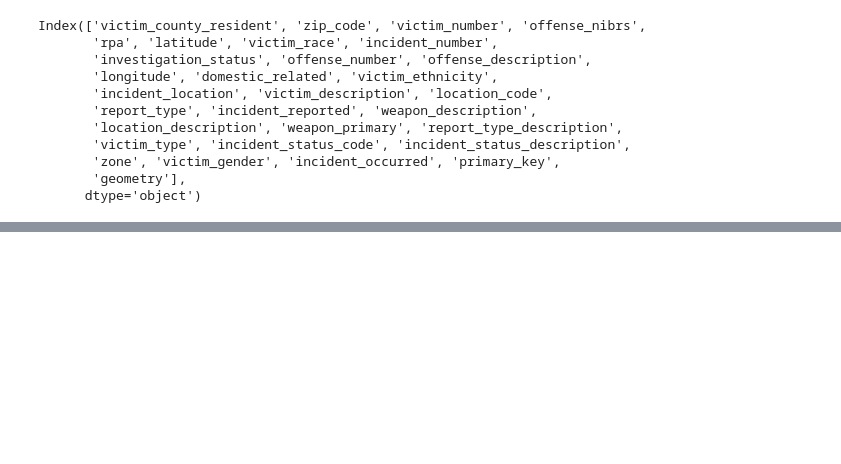
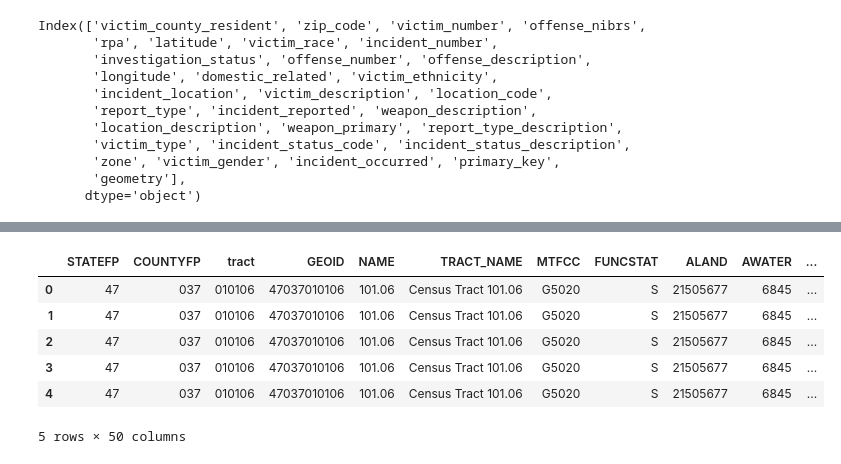
Before and after one commit to jrioross/nashville-burglaries, a Jupyter notebook: Notebooks/Silver Sloth Project - Yvonne.ipynb, the cells around one changed output, grey strips where cells are left out. Cells and saved outputs as stored; diff of their text form; code cells hidden in the pictures; blank space fills up the shorter version.

```diff
--- a/Notebooks/Silver Sloth Project - Yvonne.ipynb
+++ b/Notebooks/Silver Sloth Project - Yvonne.ipynb
@@ -196,0 +280,4 @@ IndentationError: expected an indented block (Temp/ipykernel_32776/1375911732.py
+# %%
+mi_pop.rename(columns={ mi_pop.columns[4]: "tract" }, inplace = True)
+# %%
+mi_pop.rename(columns={ mi_pop.columns[0]: "name" }, inplace = True)
@@ -196,0 +293,2 @@ IndentationError: expected an indented block (Temp/ipykernel_32776/1375911732.py
+# %%
+mi_pop['tract']= mi_pop['tract'].str.replace("]", "")
@@ -196,0 +310,13 @@ IndentationError: expected an indented block (Temp/ipykernel_32776/1375911732.py
+# %%
+tn = pd.merge(left = tn_burglary, right = mi_pop,
+          on = 'tract')
+# %%
+tn.head()
+# %% [output]
+|  | STATEFP | COUNTYFP | tract | GEOID | NAME | TRACT_NAME | MTFCC | FUNCSTAT | ALAND | AWATER | ... |
+| 0 | 47 | 037 | 010106 | 47037010106 | 101.06 | Census Tract 101.06 | G5020 | S | 21505677 | 6845 | ... |
+| 1 | 47 | 037 | 010106 | 47037010106 | 101.06 | Census Tract 101.06 | G5020 | S | 21505677 | 6845 | ... |
+| 2 | 47 | 037 | 010106 | 47037010106 | 101.06 | Census Tract 101.06 | G5020 | S | 21505677 | 6845 | ... |
+| 3 | 47 | 037 | 010106 | 47037010106 | 101.06 | Census Tract 101.06 | G5020 | S | 21505677 | 6845 | ... |
+| 4 | 47 | 037 | 010106 | 47037010106 | 101.06 | Census Tract 101.06 | G5020 | S | 21505677 | 6845 | ... |
+5 rows × 50 columns
```
Also changed, not shown: parts of 49 cells of this notebook.
